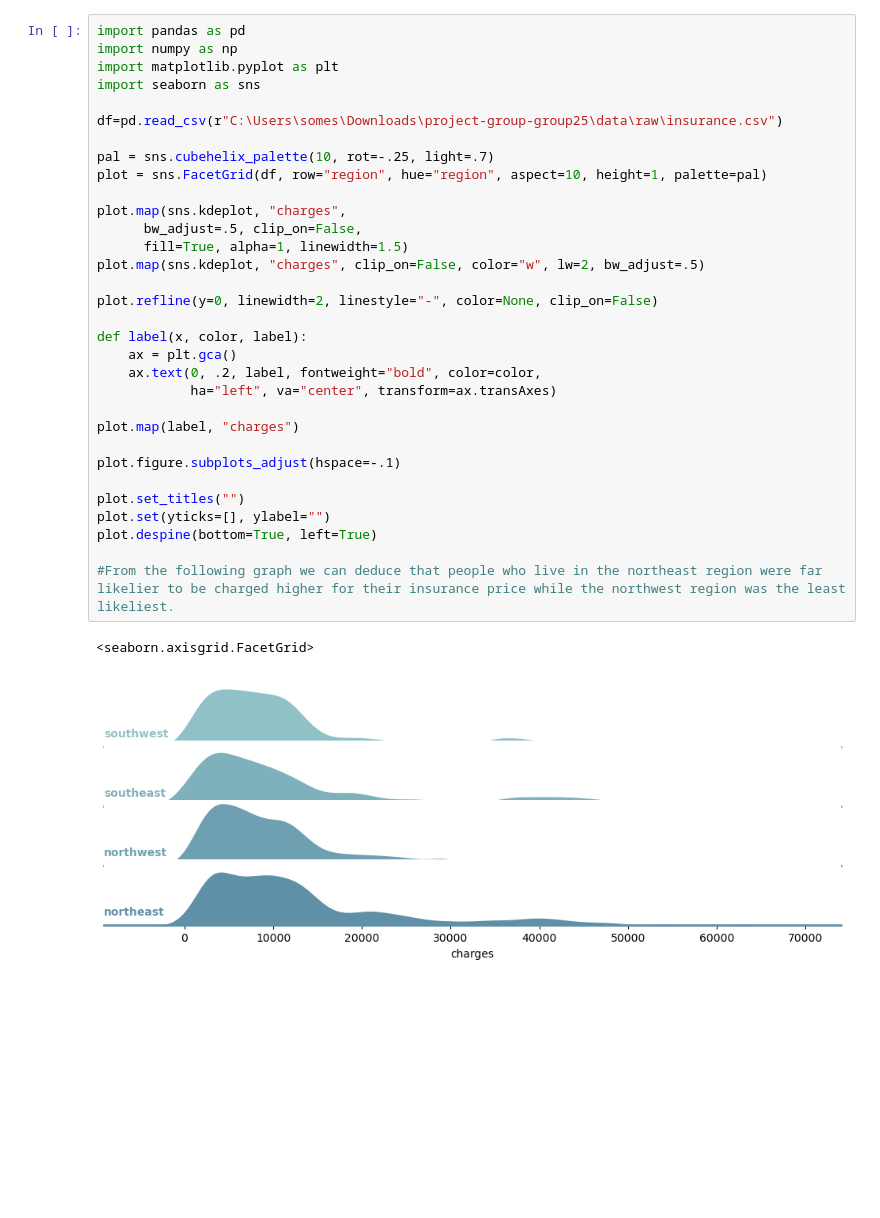
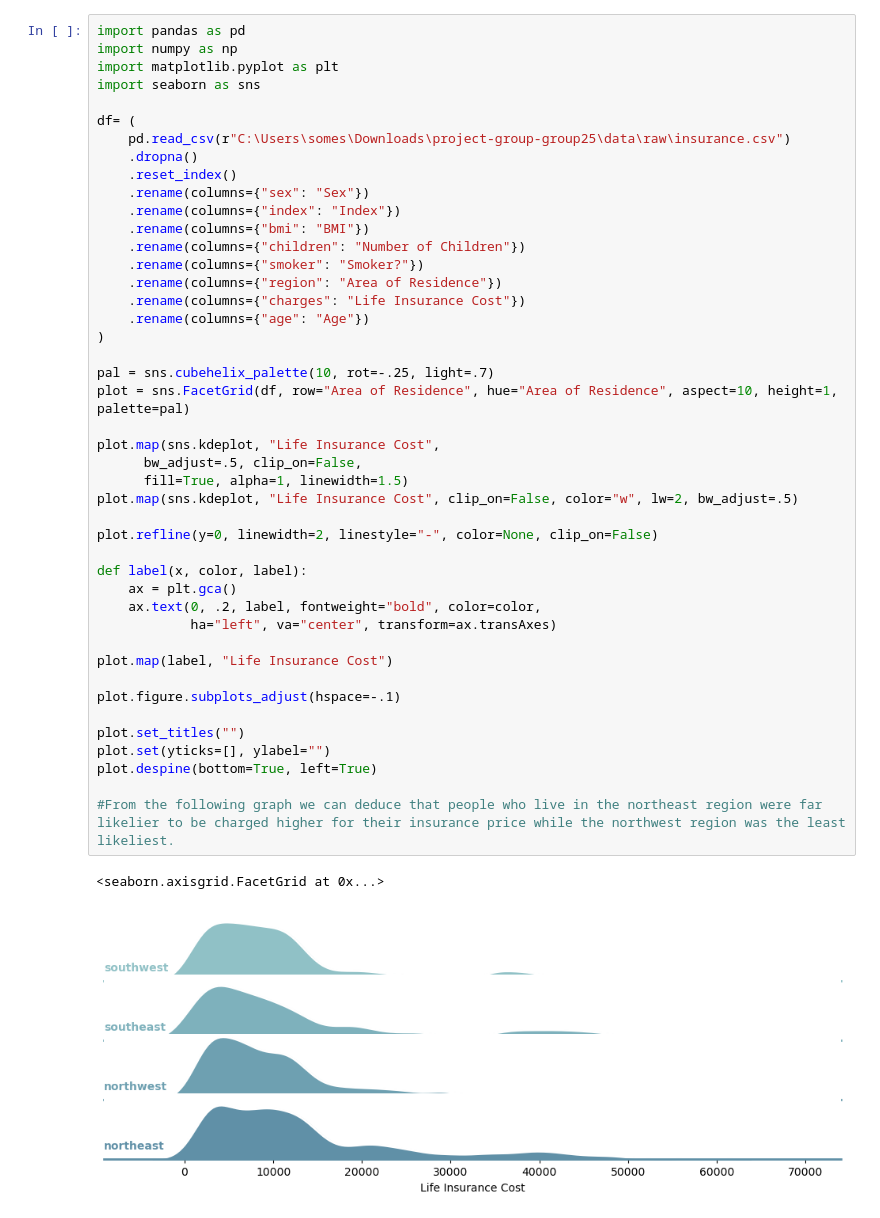
Before and after one commit to ubco-W2022T2-data301/project-group-group25, a Jupyter notebook: analysis/analysis2.ipynb, the cells around one changed output. Cells and saved outputs as stored; diff of their text form; blank space fills up the shorter version.

```diff
--- a/analysis/analysis2.ipynb
+++ b/analysis/analysis2.ipynb
@@ -93,35 +163,47 @@ sns.jointplot(data=df, x="charges", y="bmi", kind="hex")
 # %%
 import pandas as pd
 import numpy as np
 import matplotlib.pyplot as plt
 import seaborn as sns
 
-df=pd.read_csv(r"C:\Users\somes\Downloads\project-group-group25\data\raw\insurance.csv")
+df= (
+    pd.read_csv(r"C:\Users\somes\Downloads\project-group-group25\data\raw\insurance.csv")
+    .dropna()
+    .reset_index()
+    .rename(columns={"sex": "Sex"})
+    .rename(columns={"index": "Index"})
+    .rename(columns={"bmi": "BMI"})
+    .rename(columns={"children": "Number of Children"})
+    .rename(columns={"smoker": "Smoker?"})
+    .rename(columns={"region": "Area of Residence"})
+    .rename(columns={"charges": "Life Insurance Cost"})
+    .rename(columns={"age": "Age"})
+)
 
 pal = sns.cubehelix_palette(10, rot=-.25, light=.7)
-plot = sns.FacetGrid(df, row="region", hue="region", aspect=10, height=1, palette=pal)
+plot = sns.FacetGrid(df, row="Area of Residence", hue="Area of Residence", aspect=10, height=1, palette=pal)
 
-plot.map(sns.kdeplot, "charges",
+plot.map(sns.kdeplot, "Life Insurance Cost",
       bw_adjust=.5, clip_on=False,
       fill=True, alpha=1, linewidth=1.5)
-plot.map(sns.kdeplot, "charges", clip_on=False, color="w", lw=2, bw_adjust=.5)
+plot.map(sns.kdeplot, "Life Insurance Cost", clip_on=False, color="w", lw=2, bw_adjust=.5)
 
 plot.refline(y=0, linewidth=2, linestyle="-", color=None, clip_on=False)
 
 def label(x, color, label):
     ax = plt.gca()
     ax.text(0, .2, label, fontweight="bold", color=color,
             ha="left", va="center", transform=ax.transAxes)
 
-plot.map(label, "charges")
+plot.map(label, "Life Insurance Cost")
 
 plot.figure.subplots_adjust(hspace=-.1)
 
 plot.set_titles("")
 plot.set(yticks=[], ylabel="")
 plot.despine(bottom=True, left=True)
 
 #From the following graph we can deduce that people who live in the northeast region were far likelier to be charged higher for their insurance price while the northwest region was the least likeliest.
 # %% [output]
-<seaborn.axisgrid.FacetGrid>
+<seaborn.axisgrid.FacetGrid at 0x...>
-[figure, old version]
+[figure, new version]
```
Also changed, not shown: parts of 4 cells of this notebook, 1 other file.
